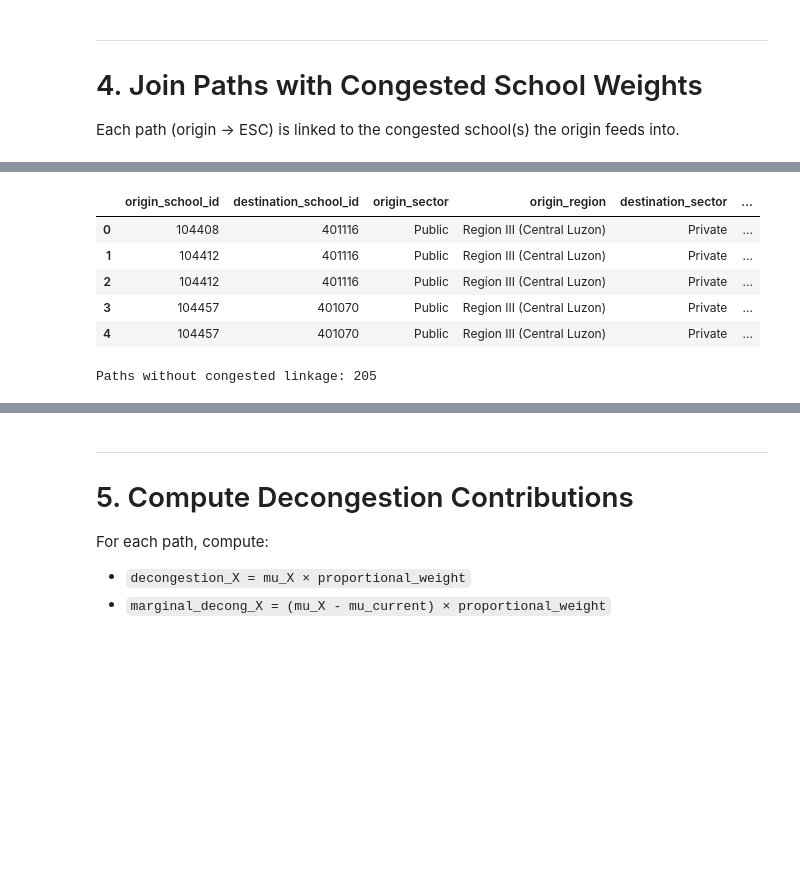
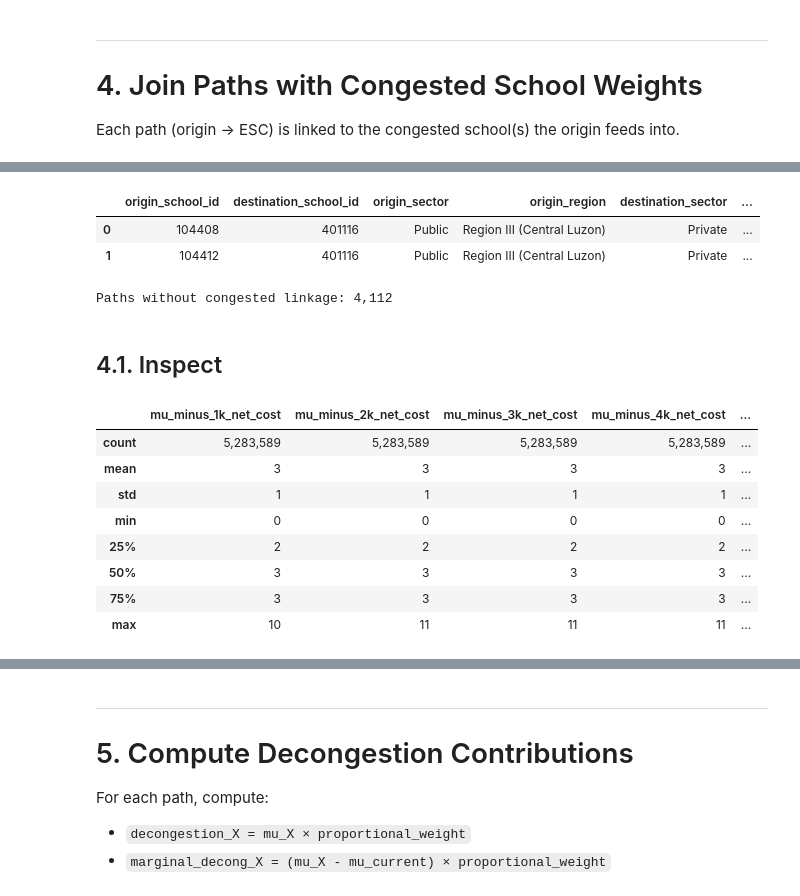
Before and after one commit to cair-philippines/project_paaral, a Jupyter notebook: notebooks/2.4e.-path-level-marginal-analysis.ipynb, the cells around one changed output, grey strips where cells are left out. Saved outputs shown, nothing was run; the diff lists cells and outputs as text; code cells hidden in the pictures; blank space fills up the shorter version.

```diff
--- a/notebooks/2.4e.-path-level-marginal-analysis.ipynb
+++ b/notebooks/2.4e.-path-level-marginal-analysis.ipynb
@@ -97,0 +157,9 @@ Name: count, dtype: int64
+# %%
+# Let's get the sums of `mu`s to detect if the predicted flow is
+# constrained or not
+od_cols = ['origin_school_id','destination_school_id']
+mu_cols = [col for col in cbp.columns if re.search(r'mu_minus', col)]
+ess_cols = od_cols + mu_cols
+
+df_mu = cbp[ess_cols].copy()
+df_mu_sums = df_mu.loc[:,"mu_minus_1k_net_cost":].sum()
@@ -173,18 +304,29 @@ Paths after join: 5,259,439 rows
 # %%
-display(paths.head())
+display(paths.head(2))
 # %% [output]
 |  | origin_school_id | destination_school_id | origin_sector | origin_region | destination_sector | ... |
 | 0 | 104408 | 401116 | Public | Region III (Central Luzon) | Private | ... |
 | 1 | 104412 | 401116 | Public | Region III (Central Luzon) | Private | ... |
-| 2 | 104412 | 401116 | Public | Region III (Central Luzon) | Private | ... |
-| 3 | 104457 | 401070 | Public | Region III (Central Luzon) | Private | ... |
-| 4 | 104457 | 401070 | Public | Region III (Central Luzon) | Private | ... |
 # %%
 # Handle origins not feeding any congested school
 no_congested = paths['congested_school_id'].isna()
 print(f"Paths without congested linkage: {no_congested.sum():,}")
 
-# Set weight to 0 for these (they don't contribute to decongestion)
-paths.loc[no_congested, 'proportional_weight'] = 0
+# # Set weight to 0 for these (they don't contribute to decongestion)
+# paths.loc[no_congested, 'proportional_weight'] = 0
 # %% [output]
-Paths without congested linkage: 205
+Paths without congested linkage: 4,112
+# %% [markdown]
+## 4.1. Inspect
+# %%
+display(paths[mu_cols].describe().style.format("{:,.0f}"))
+# %% [output]
+|  | mu_minus_1k_net_cost | mu_minus_2k_net_cost | mu_minus_3k_net_cost | mu_minus_4k_net_cost | ... |
+| count | 5,283,589 | 5,283,589 | 5,283,589 | 5,283,589 | ... |
+| mean | 3 | 3 | 3 | 3 | ... |
+| std | 1 | 1 | 1 | 1 | ... |
+| min | 0 | 0 | 0 | 0 | ... |
+| 25% | 2 | 2 | 2 | 2 | ... |
+| 50% | 3 | 3 | 3 | 3 | ... |
+| 75% | 3 | 3 | 3 | 3 | ... |
+| max | 10 | 11 | 11 | 11 | ... |
```
Also changed, not shown: parts of 30 cells of this notebook.
